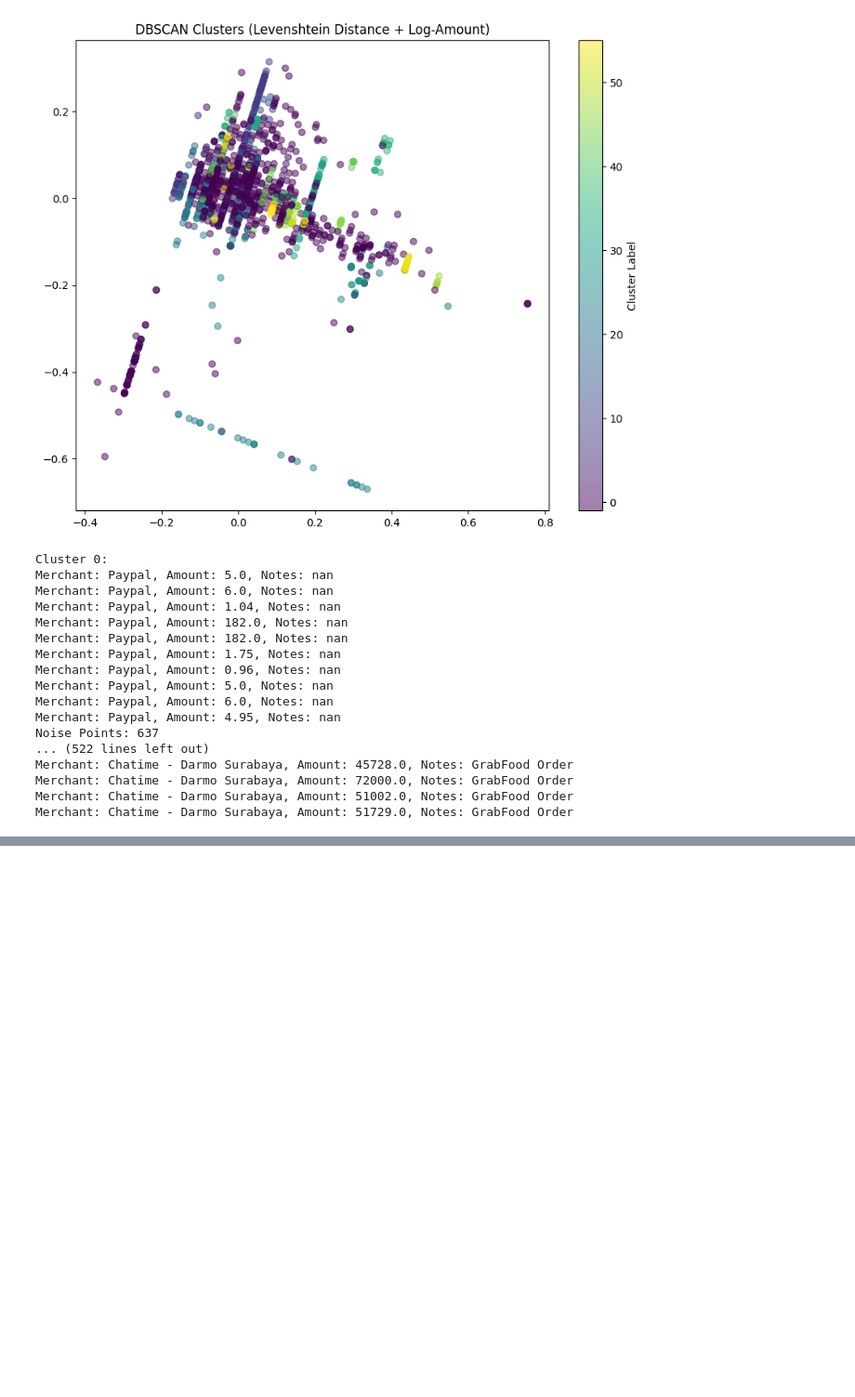
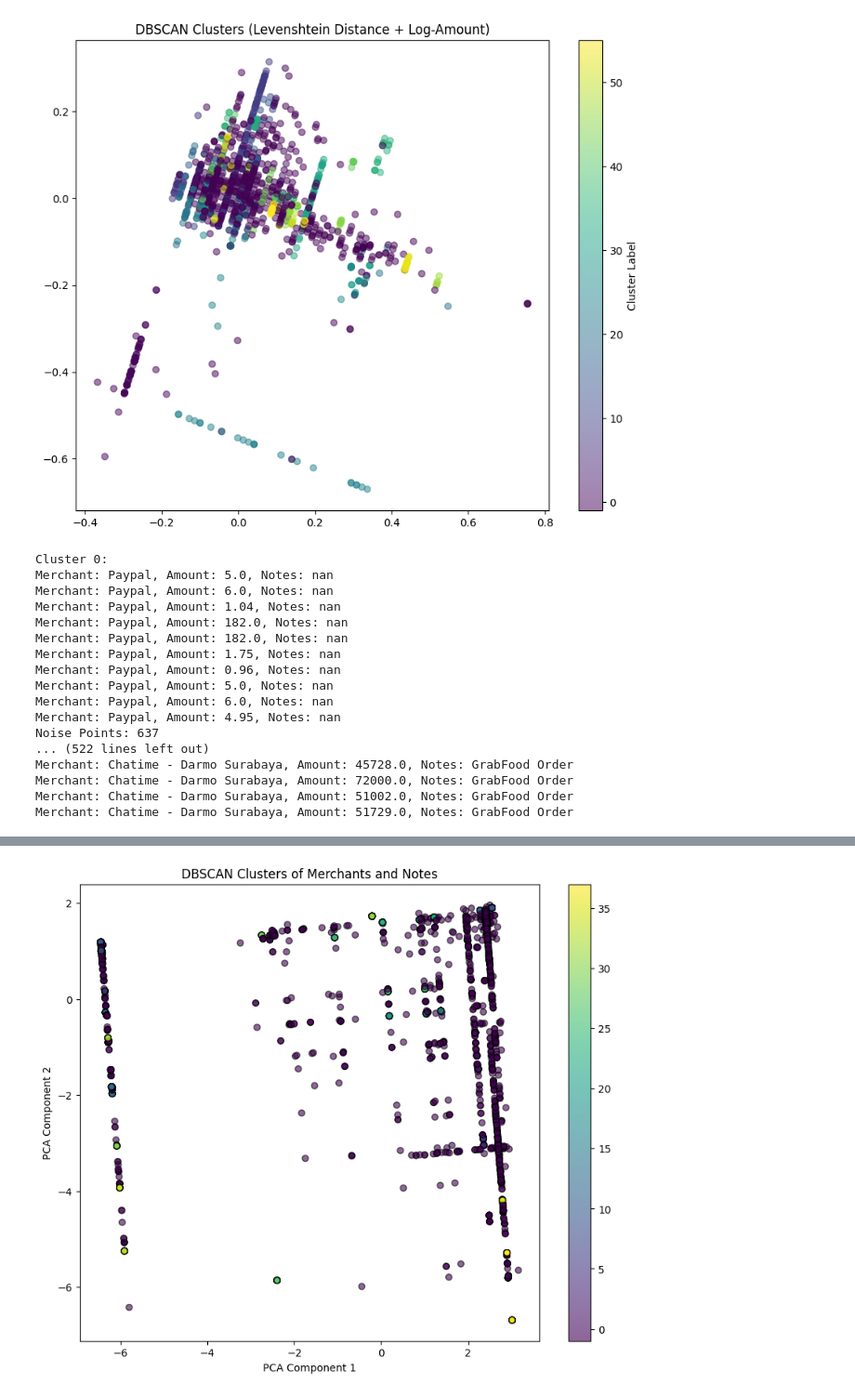
Before and after one commit to CekDuit/machine-learning, a Jupyter notebook: Email_Data_Extraction/clustering/testing_word2vec.ipynb, the cells around one changed output, grey strips where cells are left out. Shown: that part at 93% size. Saved outputs shown, nothing was run; the diff lists cells and outputs as text; code cells hidden in the pictures; blank space fills up the shorter version.

```diff
--- a/Email_Data_Extraction/clustering/testing_word2vec.ipynb
+++ b/Email_Data_Extraction/clustering/testing_word2vec.ipynb
@@ -130,0 +480,93 @@ Index(['Datetime', 'Merchant Name', 'Sub Category', 'Category', 'Amount',
+# %%
+import pandas as pd
+import numpy as np
+from gensim.models import Word2Vec
+from sklearn.cluster import DBSCAN
+from sklearn.decomposition import PCA
+import matplotlib.pyplot as plt
+from sklearn.preprocessing import MinMaxScaler
+from collections import defaultdict
+
+# 1. Load the Data
+csv_file_path = "Cleaned_Email_Extraction.csv"
+# Specify the separator explicitly and handle potential errors
+try:
+    df = pd.read_csv(csv_file_path, sep=";", on_bad_lines="skip")  # or sep=";" if your file uses semicolon
+except pd.errors.ParserError as e:
+    print(f"Error parsing CSV: {e}")
+    # Optionally, print the problematic line:
+    with open(csv_file_path, 'r') as file:
+        for i, line in enumerate(file):
+            if i == 46:  # Line 47 is index 46 (0-based)
+                print(f"Problematic line: {line}")
+                break
+
+# Ensure required columns exist
+if "Merchant Name" not in df.columns or "Notes" not in df.columns or "Amount" not in df.columns:
+    raise ValueError("CSV file must contain 'Merchant Name', 'Notes', and 'Amount' columns")
+
+# Ensure Merchant Name and Notes are string
+df["Merchant Name"] = df["Merchant Name"].astype(str).fillna("")
+df["Notes"] = df["Notes"].fillna("-")
+
+# 2. Tokenize the Text Data
+def tokenize(text):
+    return text.lower().split()
+
+df['Merchant_Tokens'] = df['Merchant Name'].apply(tokenize)
+df['Notes_Tokens'] = df['Notes'].apply(tokenize)
+
+# 3. Train Word2Vec Model
+# Combine Merchant and Notes tokens into one list for training Word2Vec model
+all_tokens = df['Merchant_Tokens'].tolist() + df['Notes_Tokens'].tolist()
+
+# Train the Word2Vec model on the tokenized data
+word2vec_model = Word2Vec(sentences=all_tokens, vector_size=100, window=5, min_count=1, sg=0)
+
+# 4. Create Word Vectors for Each Merchant and Notes
+def get_average_word2vec(tokens, model, vector_size=100):
+    vectors = [model.wv[token] for token in tokens if token in model.wv]
+    if len(vectors) == 0:
+        return np.zeros(vector_size)  # Return a zero vector if no tokens are found in the model
+    return np.mean(vectors, axis=0)  # Average the word vectors for each token
+
+# Apply the function to get average vectors for Merchant Name and Notes
+df['Merchant_Vector'] = df['Merchant_Tokens'].apply(lambda x: get_average_word2vec(x, word2vec_model))
+df['Notes_Vector'] = df['Notes_Tokens'].apply(lambda x: get_average_word2vec(x, word2vec_model))
+
+# Combine the vectors into one column for clustering
+X = np.array([np.concatenate([row['Merchant_Vector'], row['Notes_Vector']]) for _, row in df.iterrows()])
+
+# 5. Normalize the Data
+scaler = MinMaxScaler()
+X_scaled = scaler.fit_transform(X)
+
+# 6. Apply DBSCAN Clustering
+db = DBSCAN(eps=0.3, min_samples=10, metric='euclidean')  # You may need to tune these parameters
+df['Cluster'] = db.fit_predict(X_scaled)
+
+# 7. Reduce Dimensionality with PCA for Visualization
+pca = PCA(n_components=2)
+X_pca = pca.fit_transform(X_scaled)
+
+# Add PCA results to the dataframe for plotting
+df['PCA1'] = X_pca[:, 0]
+df['PCA2'] = X_pca[:, 1]
+
+# 8. Plot the Clusters
+plt.figure(figsize=(10, 8))
+scatter = plt.scatter(df['PCA1'], df['PCA2'], c=df['Cluster'], cmap='viridis', alpha=0.6, edgecolors='k')
+plt.title("DBSCAN Clusters of Merchants and Notes")
+plt.xlabel("PCA Component 1")
+plt.ylabel("PCA Component 2")
+plt.colorbar(scatter)
+plt.show()
+
+# 9. Analyze the Results
+# You can now inspect the clusters and the top merchants in each cluster
+for cluster_label in np.unique(df['Cluster']):
+    cluster_data = df[df['Cluster'] == cluster_label]
+    print(f"Cluster {cluster_label} contains {len(cluster_data)} entries.")
+    print(cluster_data[['Merchant Name', 'Notes', 'Amount']].head())
+# %% [output]
+[figure, added]
```
Also changed, not shown: parts of 7 cells of this notebook.
